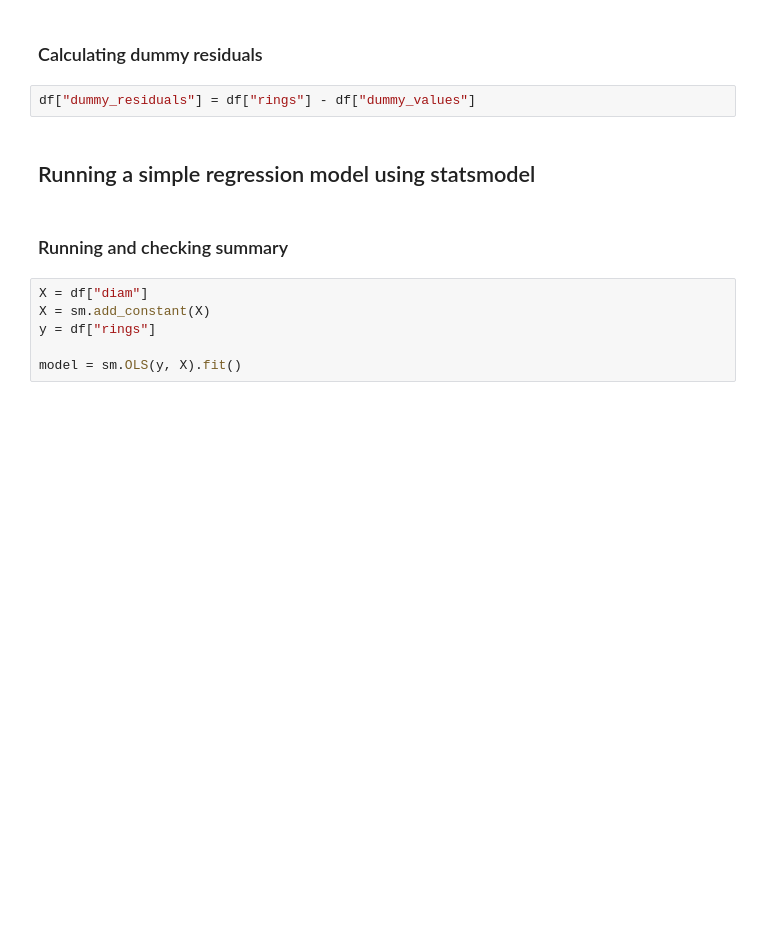
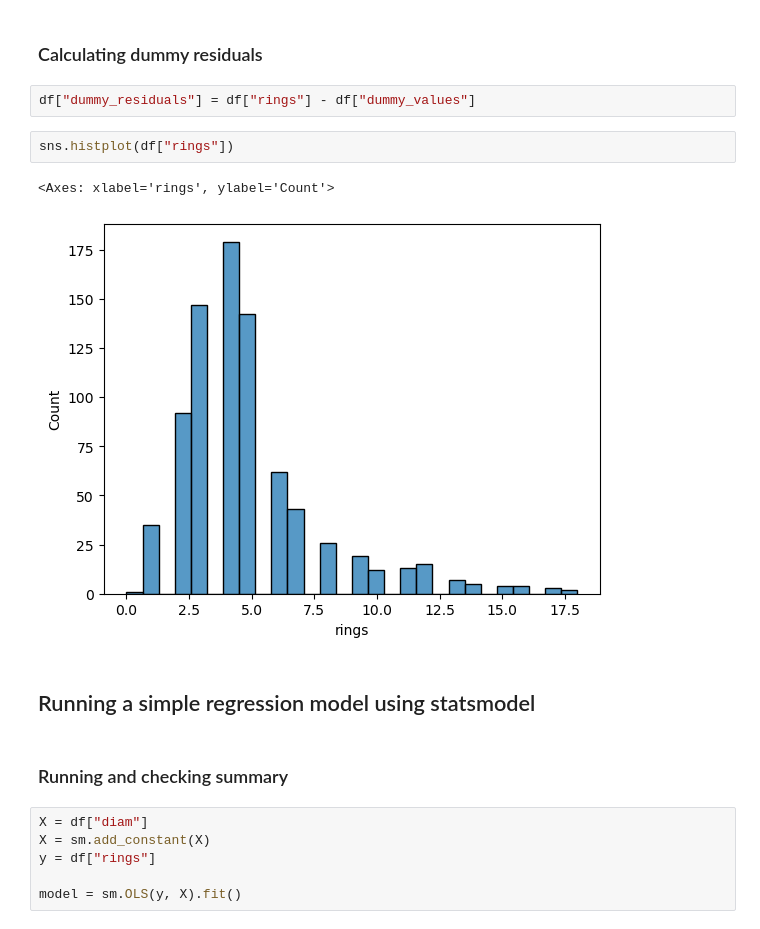
Before and after one commit to datagus/ASDA2025, a Jupyter notebook: notebooks/week_07_regression_1.ipynb, the cells around one changed output. Saved outputs shown, nothing was run; the diff lists cells and outputs as text; blank space fills up the shorter version.

```diff
--- a/notebooks/week_07_regression_1.ipynb
+++ b/notebooks/week_07_regression_1.ipynb
@@ -60,6 +78,11 @@ plt.show();
 ### Calculating dummy residuals
 # %%
 df["dummy_residuals"] = df["rings"] - df["dummy_values"]
+# %%
+sns.histplot(df["rings"])
+# %% [output]
+<Axes: xlabel='rings', ylabel='Count'>
+[figure, added]
 # %% [markdown]
 ## Running a simple regression model using statsmodel
 # %% [markdown]
```
Also changed, not shown: parts of 23 cells of this notebook.
